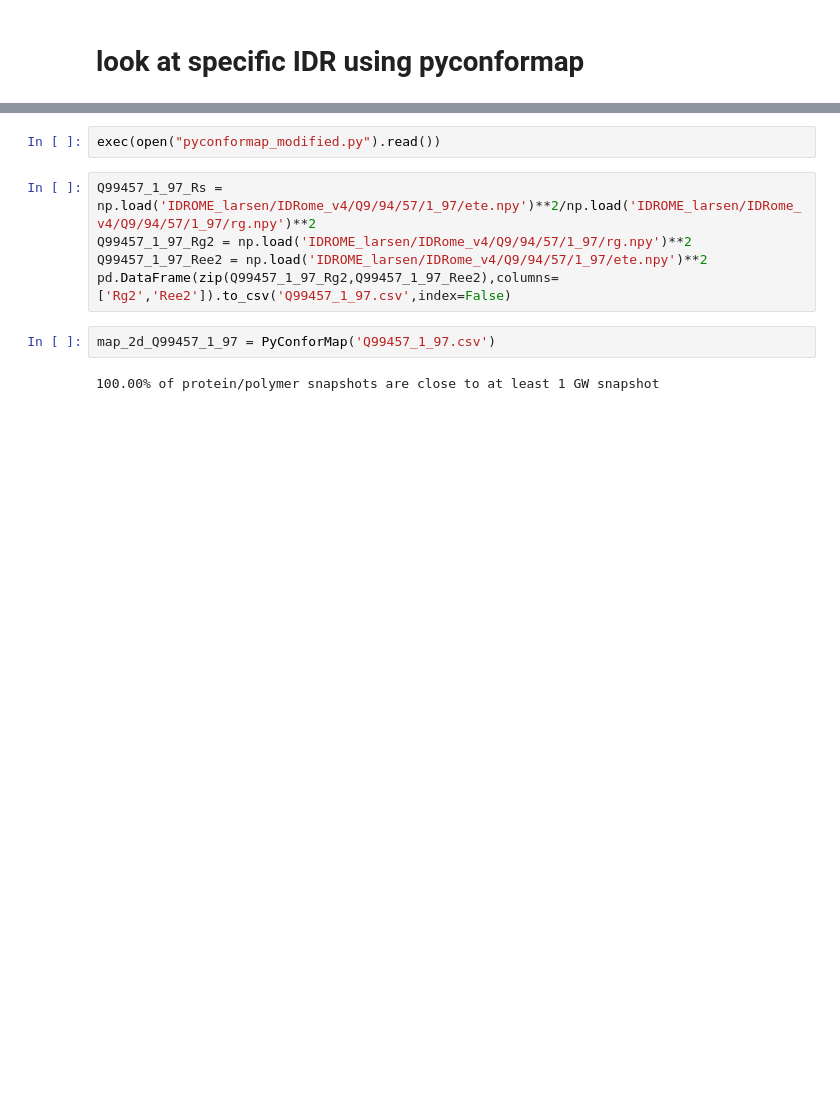
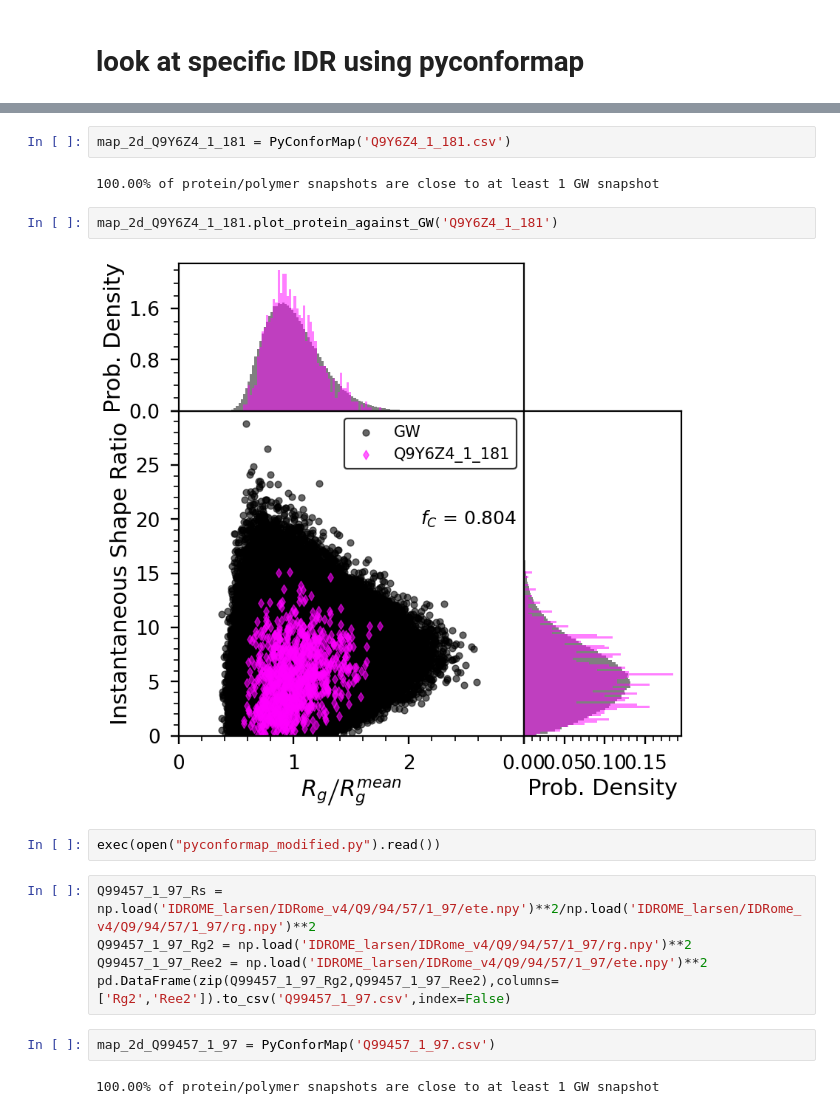
Before and after one commit to hshadman/larsen_paper_IDR_properties, a Jupyter notebook: idrome_.ipynb, the cells around one changed output, grey strips where cells are left out. Drawn from its saved outputs; the diff is of its cells as text; blank space fills up the shorter version.

```diff
--- a/idrome_.ipynb
+++ b/idrome_.ipynb
@@ -209,3 +194,11 @@ ax.tick_params(axis='both', which='minor', width = 0.6)
+# %%
+map_2d_Q9Y6Z4_1_181 = PyConforMap('Q9Y6Z4_1_181.csv')
+# %% [output]
+100.00% of protein/polymer snapshots are close to at least 1 GW snapshot
+# %%
+map_2d_Q9Y6Z4_1_181.plot_protein_against_GW('Q9Y6Z4_1_181')
+# %% [output]
+[figure, added]
 # %%
 exec(open("pyconformap_modified.py").read())
 # %%
```
Also changed, not shown: parts of 11 cells of this notebook.
